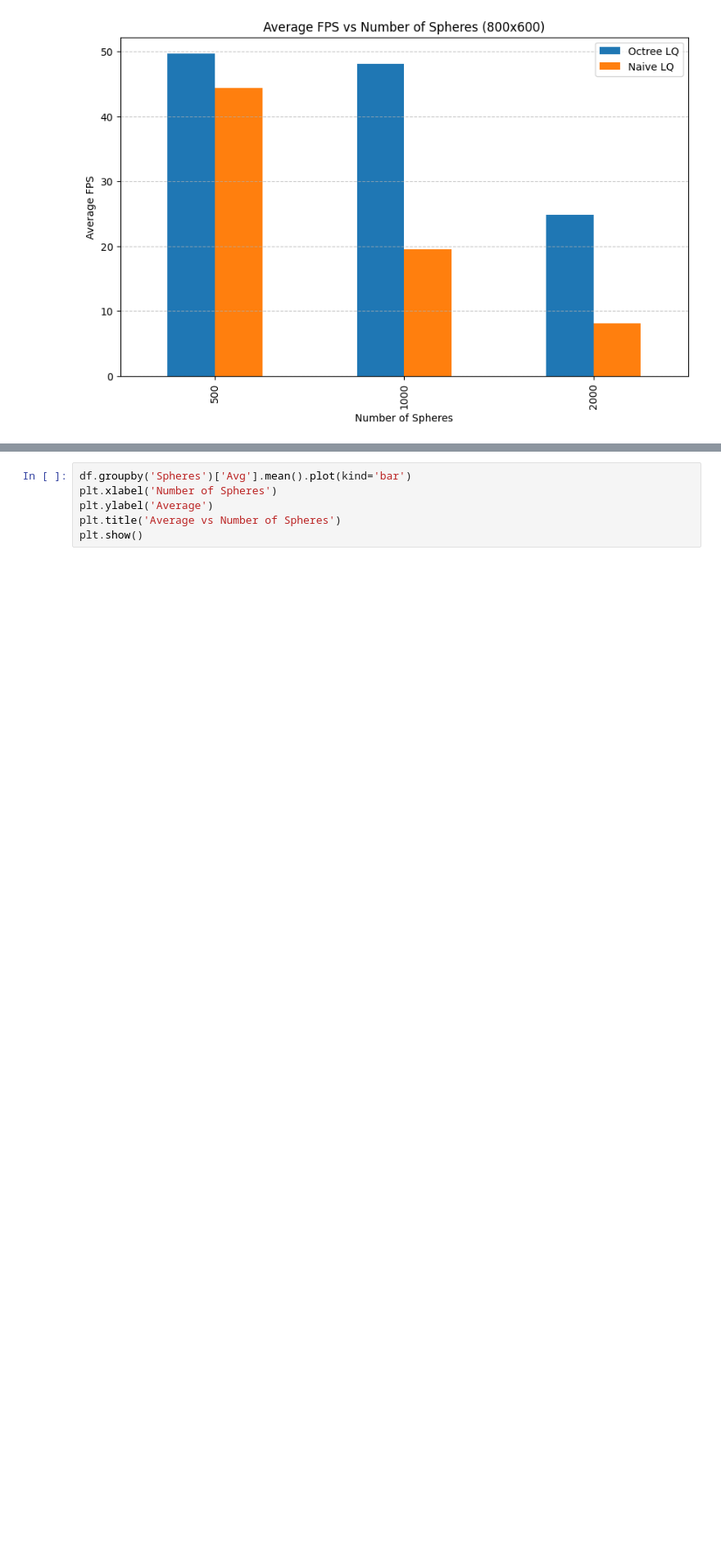
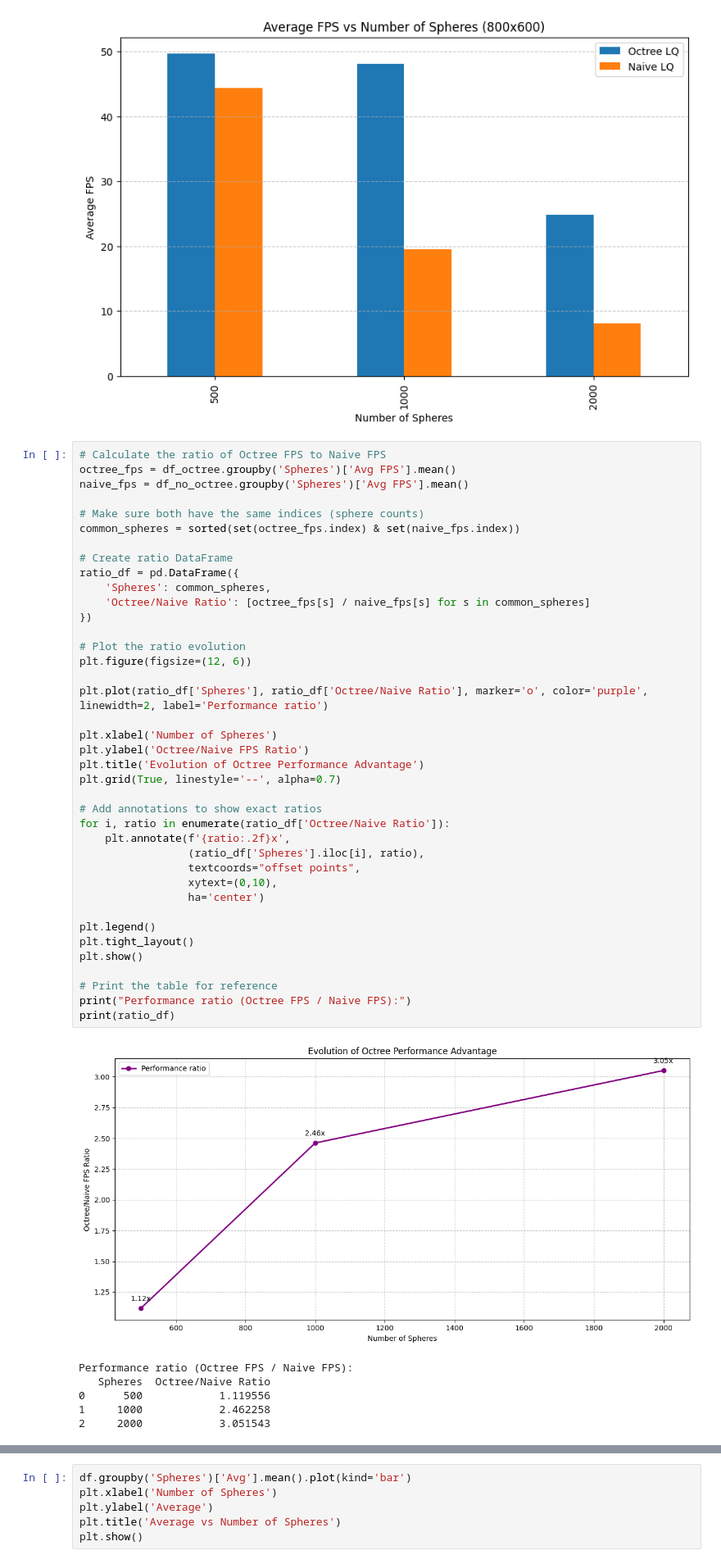
Before and after one commit to Tiago27Cruz/OctreeRayTracer, a Jupyter notebook: analysis/analysis_octree.ipynb, the cells around one changed output, grey strips where cells are left out. Shown: that part at 82% size. Drawn from its saved outputs; the diff is of its cells as text; blank space fills up the shorter version.

```diff
--- a/analysis/analysis_octree.ipynb
+++ b/analysis/analysis_octree.ipynb
@@ -109,6 +109,52 @@ plt.grid(axis='y', linestyle='--', alpha=0.7)
 plt.show()
 # %% [output]
 [figure]
+# %%
+# Calculate the ratio of Octree FPS to Naive FPS
+octree_fps = df_octree.groupby('Spheres')['Avg FPS'].mean()
+naive_fps = df_no_octree.groupby('Spheres')['Avg FPS'].mean()
+
+# Make sure both have the same indices (sphere counts)
+common_spheres = sorted(set(octree_fps.index) & set(naive_fps.index))
+
+# Create ratio DataFrame
+ratio_df = pd.DataFrame({
+    'Spheres': common_spheres,
+    'Octree/Naive Ratio': [octree_fps[s] / naive_fps[s] for s in common_spheres]
+})
+
+# Plot the ratio evolution
+plt.figure(figsize=(12, 6))
+
+plt.plot(ratio_df['Spheres'], ratio_df['Octree/Naive Ratio'], marker='o', color='purple', linewidth=2, label='Performance ratio')
+
+plt.xlabel('Number of Spheres')
+plt.ylabel('Octree/Naive FPS Ratio')
+plt.title('Evolution of Octree Performance Advantage')
+plt.grid(True, linestyle='--', alpha=0.7)
+
+# Add annotations to show exact ratios
+for i, ratio in enumerate(ratio_df['Octree/Naive Ratio']):
+    plt.annotate(f'{ratio:.2f}x',
+                 (ratio_df['Spheres'].iloc[i], ratio),
+                 textcoords="offset points",
+                 xytext=(0,10),
+                 ha='center')
+
+plt.legend()
+plt.tight_layout()
+plt.show()
+
+# Print the table for reference
+print("Performance ratio (Octree FPS / Naive FPS):")
+print(ratio_df)
+# %% [output]
+[figure, added]
+Performance ratio (Octree FPS / Naive FPS):
+   Spheres  Octree/Naive Ratio
+0      500            1.119556
+1     1000            2.462258
+2     2000            3.051543
 # %%
 # Get unique sphere counts for easy calculation
 sphere_counts = df_octree['Spheres'].unique()
```
Also changed, not shown: 2 other files.
